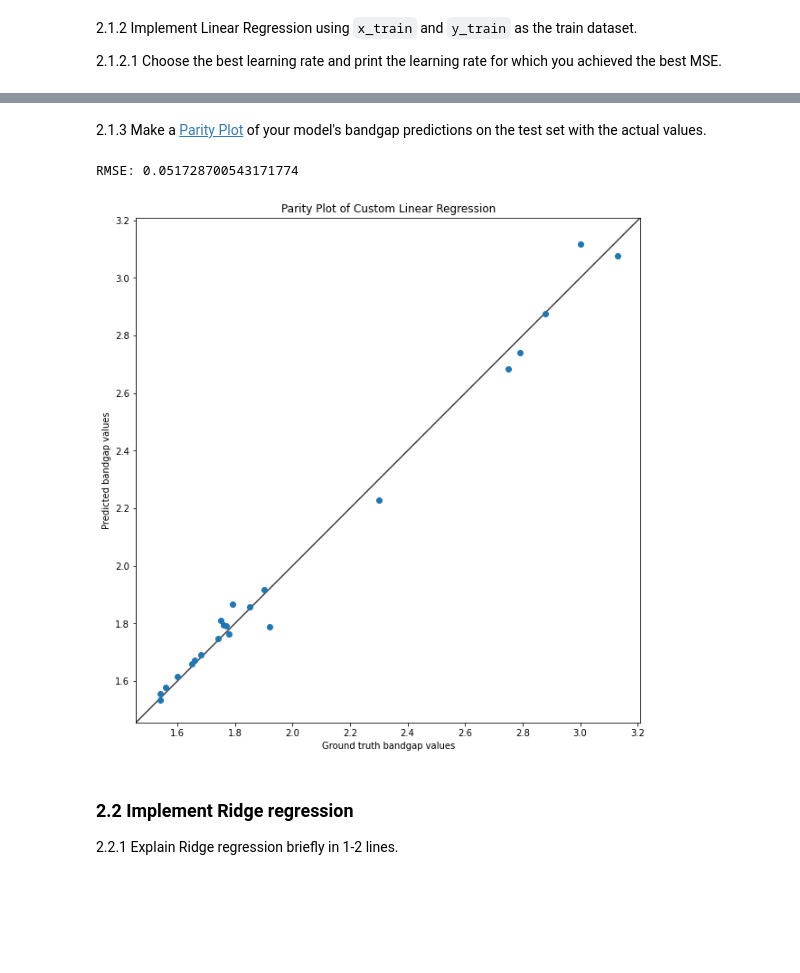
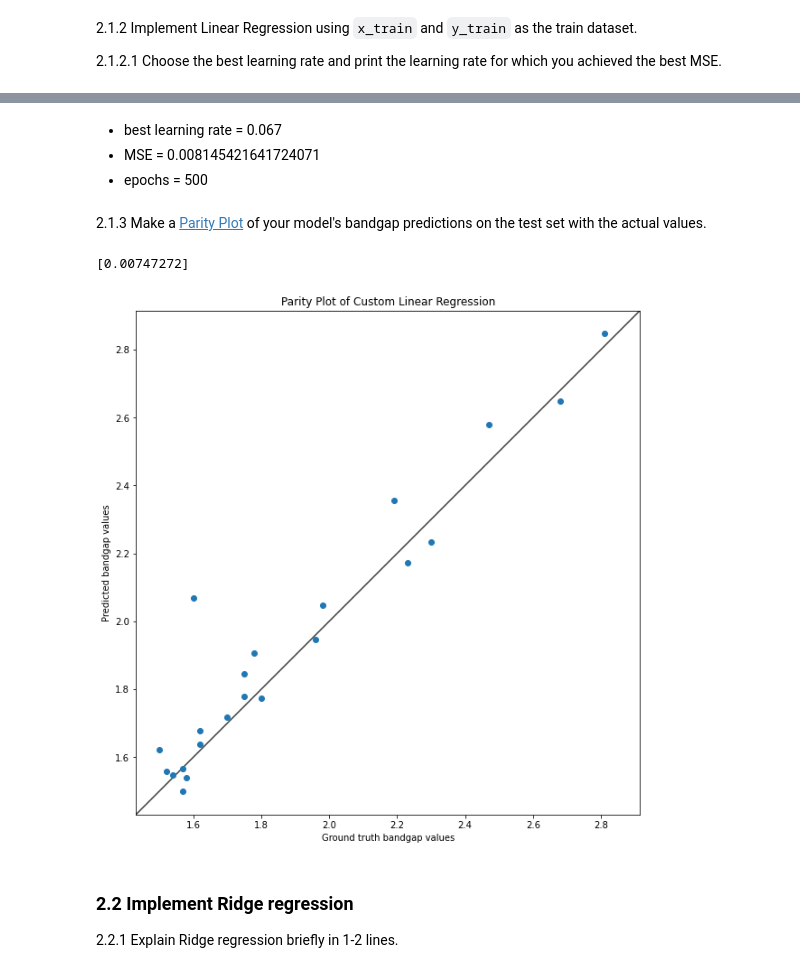
Before and after one commit to Architjain128/SMAI, a Jupyter notebook: Assignment2/rollnumber_Assignment2_Q2.ipynb, the cells around one changed output, grey strips where cells are left out. Cells and saved outputs as stored; diff of their text form; code cells hidden in the pictures; blank space fills up the shorter version.

```diff
--- a/Assignment2/rollnumber_Assignment2_Q2.ipynb
+++ b/Assignment2/rollnumber_Assignment2_Q2.ipynb
@@ -85,8 +83,4 @@ x_train=np.array(x_train)
 y_train=np.array(y_train).reshape(-1,1)
 x_test=np.array(x_test)
 y_test=np.array(y_test).reshape(-1,1)
-# %%
-w = np.zeros((x_train.shape[1], 1))
-learning_rate = 0.001
-num_epochs = 5
 # %%
@@ -113,0 +100,12 @@ TypeError: matmul() takes from 2 to 3 positional arguments but 1 were given
+# %%
+learning_rates = [0.01,0.02,0.03,0.04,0.05,0.06]
+epochs = 500
+for learning_rate in learning_rates:
+    w = np.zeros((x_train.shape[1], 1))
+    w,cost_array = gradiant(x_train, y_train, w, learning_rate, epochs)
+    plt.plot(np.log(cost_array))
+plt.title('Cost Function vs Epochs')
+plt.xlabel('Epochs')
+plt.ylabel('log of Cost Function')
+plt.legend([str(x) for x in learning_rates])
+plt.show()
@@ -113,0 +114,12 @@ TypeError: matmul() takes from 2 to 3 positional arguments but 1 were given
+# %%
+learning_rates = [0.064,0.065,0.066,0.067]
+epochs = 500
+for learning_rate in learning_rates:
+    w = np.zeros((x_train.shape[1], 1))
+    w,cost_array = gradiant(x_train, y_train, w, learning_rate, epochs)
+    plt.plot(np.log(cost_array))
+plt.title('Cost Function vs Epochs')
+plt.xlabel('Epochs')
+plt.ylabel('log of Cost Function')
+plt.legend([str(x) for x in learning_rates])
+plt.show()
@@ -114,33 +128,29 @@ TypeError: matmul() takes from 2 to 3 positional arguments but 1 were given
+# %% [markdown]
++ best learning rate = 0.067
++ MSE = 0.008145421641724071
++ epochs = 500
 # %% [markdown]
 2.1.3 Make a [Parity Plot](https://en.wikipedia.org/wiki/Parity_plot) of your model's bandgap predictions on the test set with the actual values.
 # %%
 # Get the predictions of x_test into `y_pred`
-
-#
-# ...
-#
-
+w,cost_array = gradiant(x_train, y_train, w, 0.067, epochs)
+print(cost_function(x_test, y_test, w)[0])
+y_pred = hypothesis(x_test, w)
 import matplotlib.pyplot as plt
 fig, ax = plt.subplots(figsize=(10,20))
-
 ax.scatter(y_test, y_pred)
-
-lims = [
-    np.min([ax.get_xlim(), ax.get_ylim()]),
-    np.max([ax.get_xlim(), ax.get_ylim()]),
-]
+lims = [np.min([ax.get_xlim(), ax.get_ylim()]),np.max([ax.get_xlim(), ax.get_ylim()]),]
 ax.plot(lims, lims, 'k-', alpha=0.75, zorder=0)
 ax.set_aspect('equal')
 ax.set_xlim(lims)
 ax.set_ylim(lims)
-
 ax.set_title('Parity Plot of Custom Linear Regression')
 ax.set_xlabel('Ground truth bandgap values')
 ax.set_ylabel('Predicted bandgap values')
 plt.show()
 # %% [output]
-RMSE: 0.051728700543171774
+[0.00747272]
-[figure, old version]
+[figure, new version]
 # %% [markdown]
 ### 2.2 Implement Ridge regression
 2.2.1 Explain Ridge regression briefly in 1-2 lines.
```
Also changed, not shown: parts of 9 cells of this notebook.
